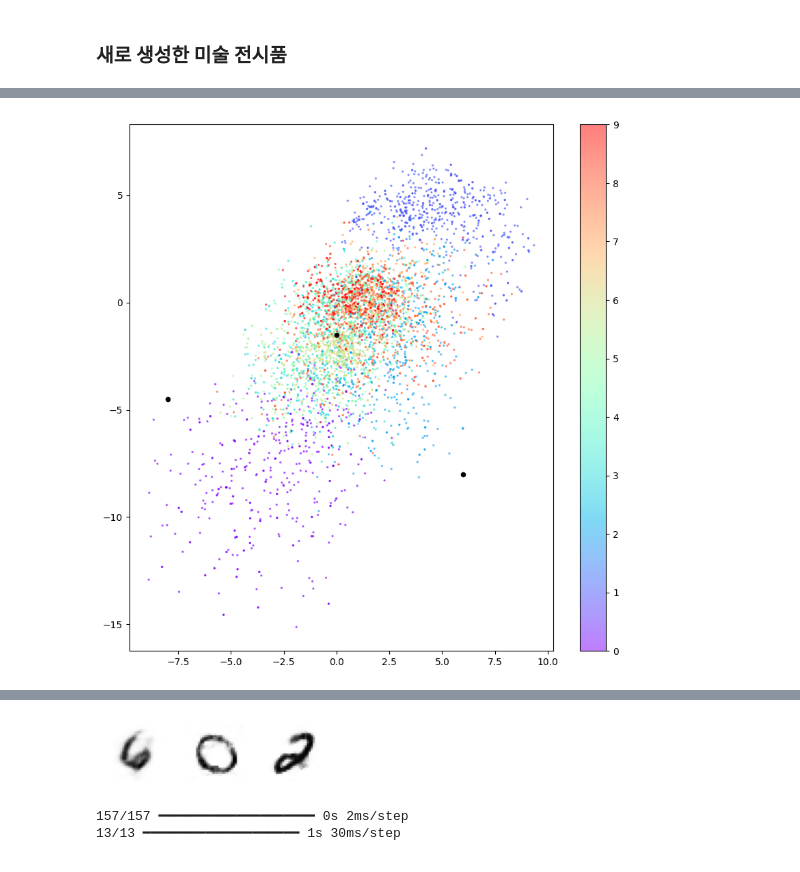
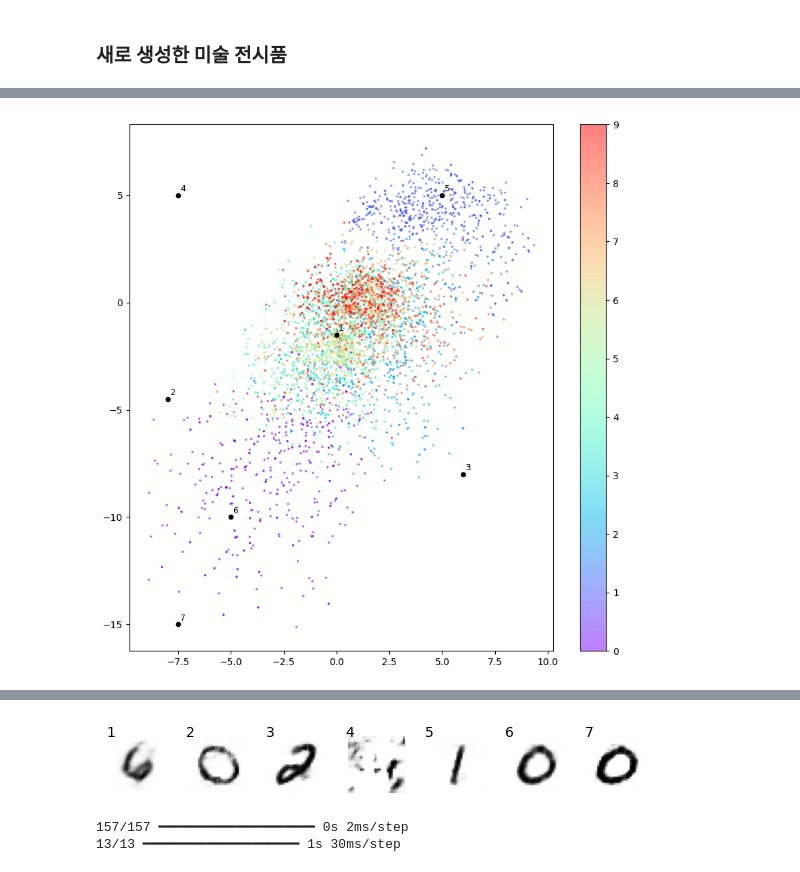
Before and after one commit to jhbell2015/GDL_code, a Jupyter notebook: 03_02_autoencoder_analysis.ipynb, the cells around one changed output, grey strips where cells are left out. Saved outputs shown, nothing was run; the diff lists cells and outputs as text; code cells hidden in the pictures.

```diff
--- a/03_02_autoencoder_analysis.ipynb
+++ b/03_02_autoencoder_analysis.ipynb
@@ -71,17 +79,23 @@ example_idx = np.random.choice(range(len(x_test)), n_to_show)
 example_images = x_test[example_idx]
 
 z_points = AE.encoder.predict(example_images)
+reconst_images = AE.decoder.predict(z_points)
 
-reconst_images = AE.decoder.predict(z_points)
+min_x = min(z_points[:, 0])
+max_x = max(z_points[:, 0])
+min_y = min(z_points[:, 1])
+max_y = max(z_points[:, 1])
 
 fig = plt.figure(figsize=(15, 3))
 fig.subplots_adjust(hspace=0.4, wspace=0.4)
+yog(example_images.shape)
+# example_images = example_images.squeeze()
 
 for i in range(n_to_show):
     img = example_images[i].squeeze()
     ax = fig.add_subplot(2, n_to_show, i+1)
     ax.axis('off')
-    ax.text(0.5, -0.35, str(np.round(z_points[i],1)), fontsize=10, ha='center', transform=ax.transAxes)
+    ax.text(0.5, -0.35, str(np.round(z_points[i],2)), fontsize=10, ha='center', transform=ax.transAxes)
     ax.imshow(img, cmap='gray_r')
 
 for i in range(n_to_show):
@@ -121,11 +144,13 @@ plt.show()
 # %% [markdown]
 ### 새로 생성한 미술 전시품
 # %%
+import numpy as np
+
 grid_size = 15
 figsize = 10
 
 plt.figure(figsize=(figsize, figsize))
-plt.scatter(z_points[:, 0] , z_points[:, 1], c='black', alpha=0.5, s=2)
+plt.scatter(z_points[:, 0] , z_points[:, 1], c='black', alpha=0.2, s=10)
 
 grid_size = 10
 grid_depth = 3
@@ -135,17 +160,18 @@ x = np.random.uniform(min_x, max_x, size = grid_size * grid_depth)
 y = np.random.uniform(min_y, max_y, size = grid_size * grid_depth)
 z_grid = np.array(list(zip(x, y)))
 reconst = AE.decoder.predict(z_grid)
-
+plt.title("30 random red points created", color='red')
 plt.scatter(z_grid[:, 0] , z_grid[:, 1], c='red', alpha=1, s=20)
 plt.show()
 
 fig = plt.figure(figsize=(figsize, grid_depth))
+plt.title("Reconstructed images", loc='left', color='red')
 fig.subplots_adjust(hspace=0.4, wspace=0.4)
 
 for i in range(grid_size*grid_depth):
     ax = fig.add_subplot(grid_depth, grid_size, i+1)
     ax.axis('off')
-    ax.text(0.5, -0.35, str(np.round(z_grid[i],1)), fontsize=10, ha='center', transform=ax.transAxes)
+    ax.text(0.5, -0.35, str(np.round(z_grid[i],2)), fontsize=10, ha='center', transform=ax.transAxes)
 
     ax.imshow(reconst[i, :,:,0], cmap = 'Greys')
 # %% [output]
@@ -169,8 +216,11 @@ plt.figure(figsize=(figsize, figsize))
 plt.scatter(z_points[:, 0] , z_points[:, 1], cmap='rainbow', c=example_labels, alpha=0.5, s=2)
 plt.colorbar()
 
-bad_examples = np.array([[0, -1.5], [-8, -4.5], [6, -8]])
+bad_examples = np.array([[0, -1.5], [-8, -4.5], [6, -8], [-7.5, 5], [5,5], (-5,-10), (-7.5, -15)])
 plt.scatter(bad_examples[:, 0] , bad_examples[:, 1], c='black', alpha=1, s=20)
+
+for i, p in enumerate(bad_examples):
+    plt.text(p[0] + 0.1, p[1]+0.5 , str(i+1), fontsize=9, ha='left', va='top')
 
 plt.show()
 
@@ -179,10 +229,10 @@ reconst = AE.decoder.predict(bad_examples)
 fig = plt.figure(figsize=(figsize, grid_depth))
 fig.subplots_adjust(hspace=0.4, wspace=0.4)
 
-for i in range(3):
+for i in range(bad_examples.shape[0]):
     ax = fig.add_subplot(grid_depth, grid_size, i+1)
     ax.axis('off')
-
+    ax.text(0.5, -0.3, str(i+1), ha='center')
     ax.imshow(reconst[i, :,:,0], cmap = 'Greys')
 # %% [output]
-[figure, old version]
+[figure, new version]
@@ -190,4 +240,4 @@ for i in range(3):
-[figure, old version]
+[figure, new version]
 # %%
 n_to_show = 5000
 grid_size = 20
```
Also changed, not shown: parts of 9 cells of this notebook, 5 other files.
